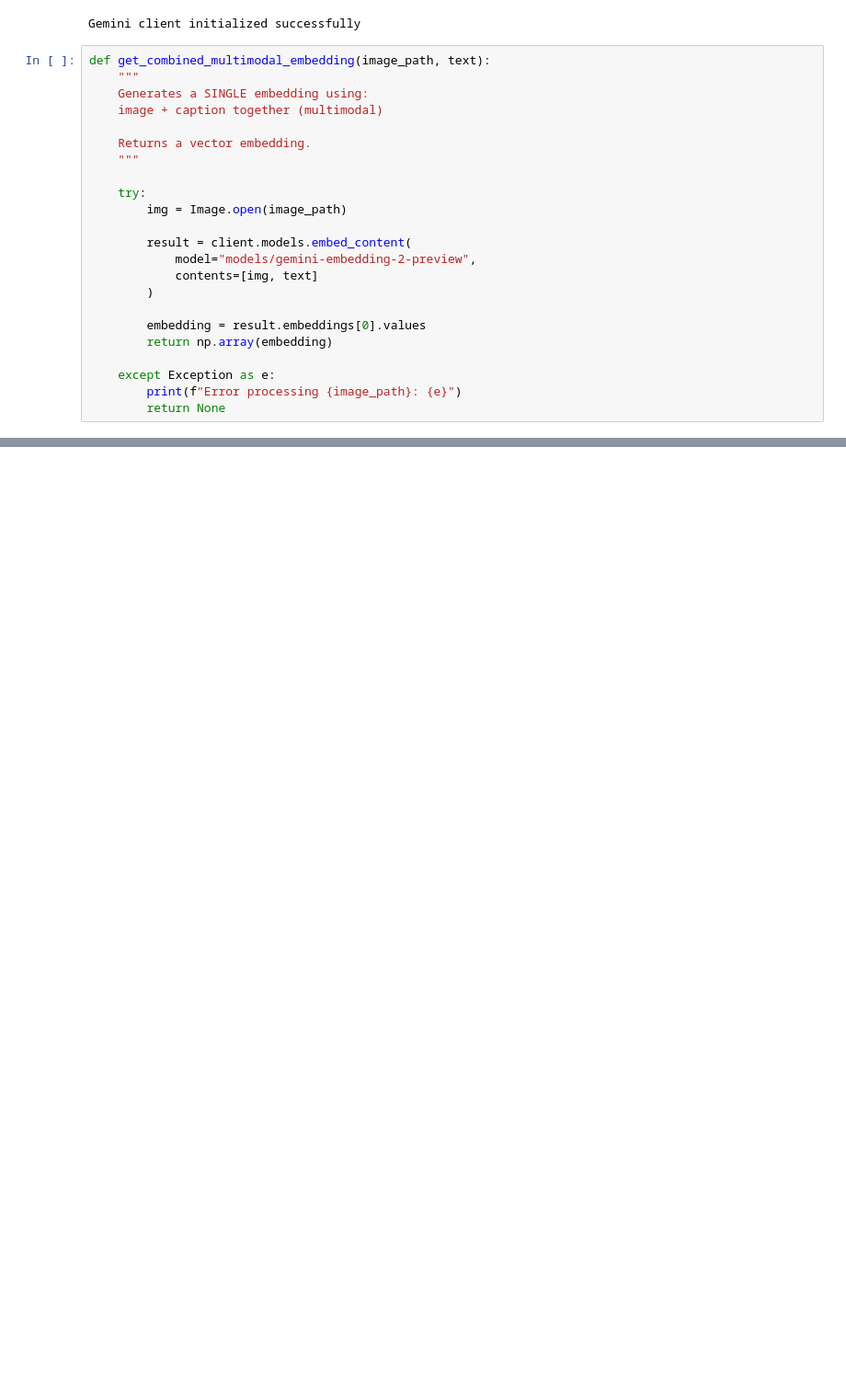
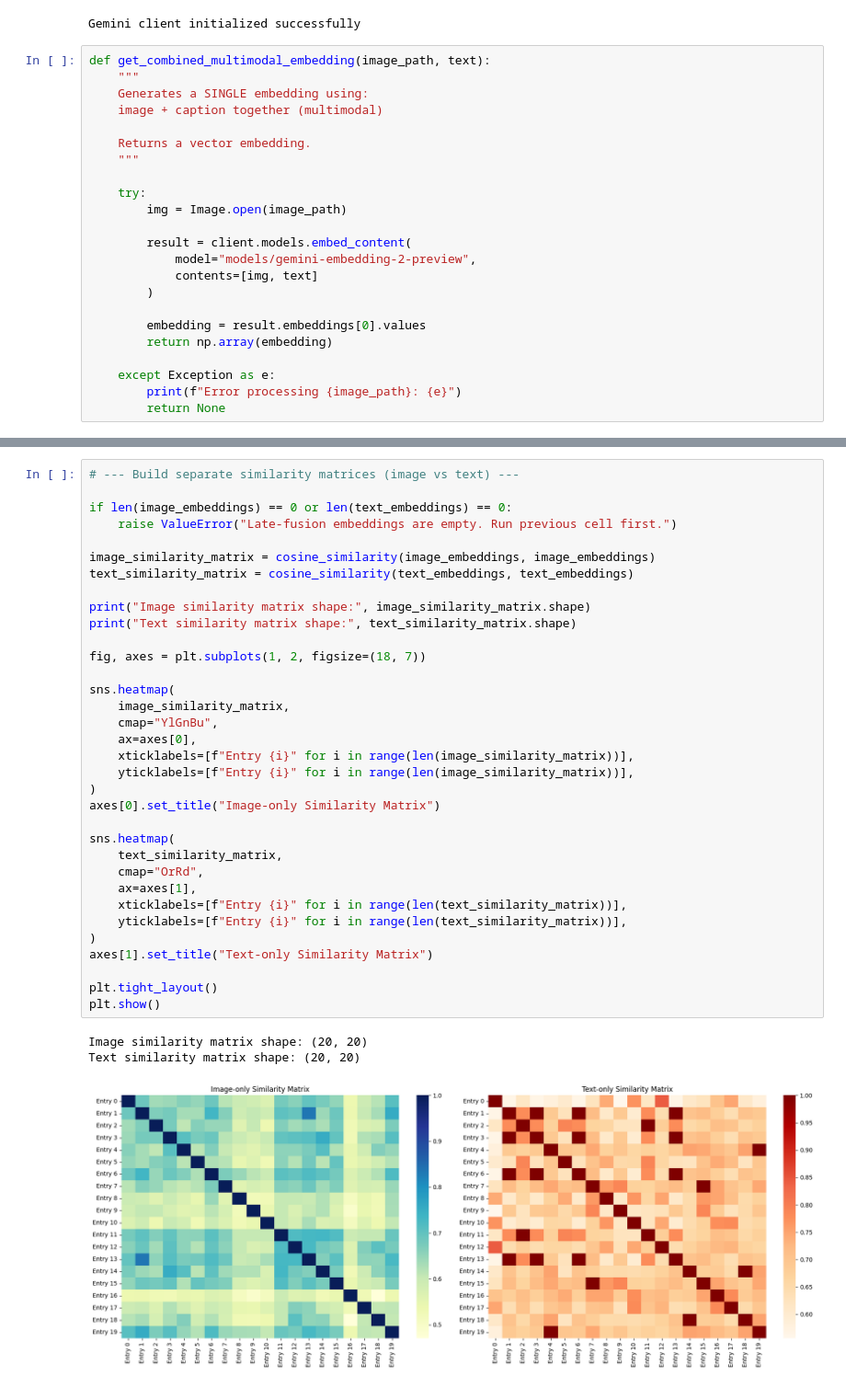
Before and after one commit to KathiraveluLab/DREAMS, a Jupyter notebook: ml_experiments_anish/Layer1Exp/googleEmbedding2.ipynb, the cells around one changed output, grey strips where cells are left out. Shown at 92% size. Drawn from its saved outputs; the diff is of its cells as text; blank space fills up the shorter version.

```diff
--- a/ml_experiments_anish/Layer1Exp/googleEmbedding2.ipynb
+++ b/ml_experiments_anish/Layer1Exp/googleEmbedding2.ipynb
@@ -207,0 +551,38 @@ plt.show()
+# %%
+# --- Build separate similarity matrices (image vs text) ---
+
+if len(image_embeddings) == 0 or len(text_embeddings) == 0:
+    raise ValueError("Late-fusion embeddings are empty. Run previous cell first.")
+
+image_similarity_matrix = cosine_similarity(image_embeddings, image_embeddings)
+text_similarity_matrix = cosine_similarity(text_embeddings, text_embeddings)
+
+print("Image similarity matrix shape:", image_similarity_matrix.shape)
+print("Text similarity matrix shape:", text_similarity_matrix.shape)
+
+fig, axes = plt.subplots(1, 2, figsize=(18, 7))
+
+sns.heatmap(
+    image_similarity_matrix,
+    cmap="YlGnBu",
+    ax=axes[0],
+    xticklabels=[f"Entry {i}" for i in range(len(image_similarity_matrix))],
+    yticklabels=[f"Entry {i}" for i in range(len(image_similarity_matrix))],
+)
+axes[0].set_title("Image-only Similarity Matrix")
+
+sns.heatmap(
+    text_similarity_matrix,
+    cmap="OrRd",
+    ax=axes[1],
+    xticklabels=[f"Entry {i}" for i in range(len(text_similarity_matrix))],
+    yticklabels=[f"Entry {i}" for i in range(len(text_similarity_matrix))],
+)
+axes[1].set_title("Text-only Similarity Matrix")
+
+plt.tight_layout()
+plt.show()
+# %% [output]
+Image similarity matrix shape: (20, 20)
+Text similarity matrix shape: (20, 20)
+[figure, added]
```
Also changed, not shown: parts of 17 cells of this notebook.
